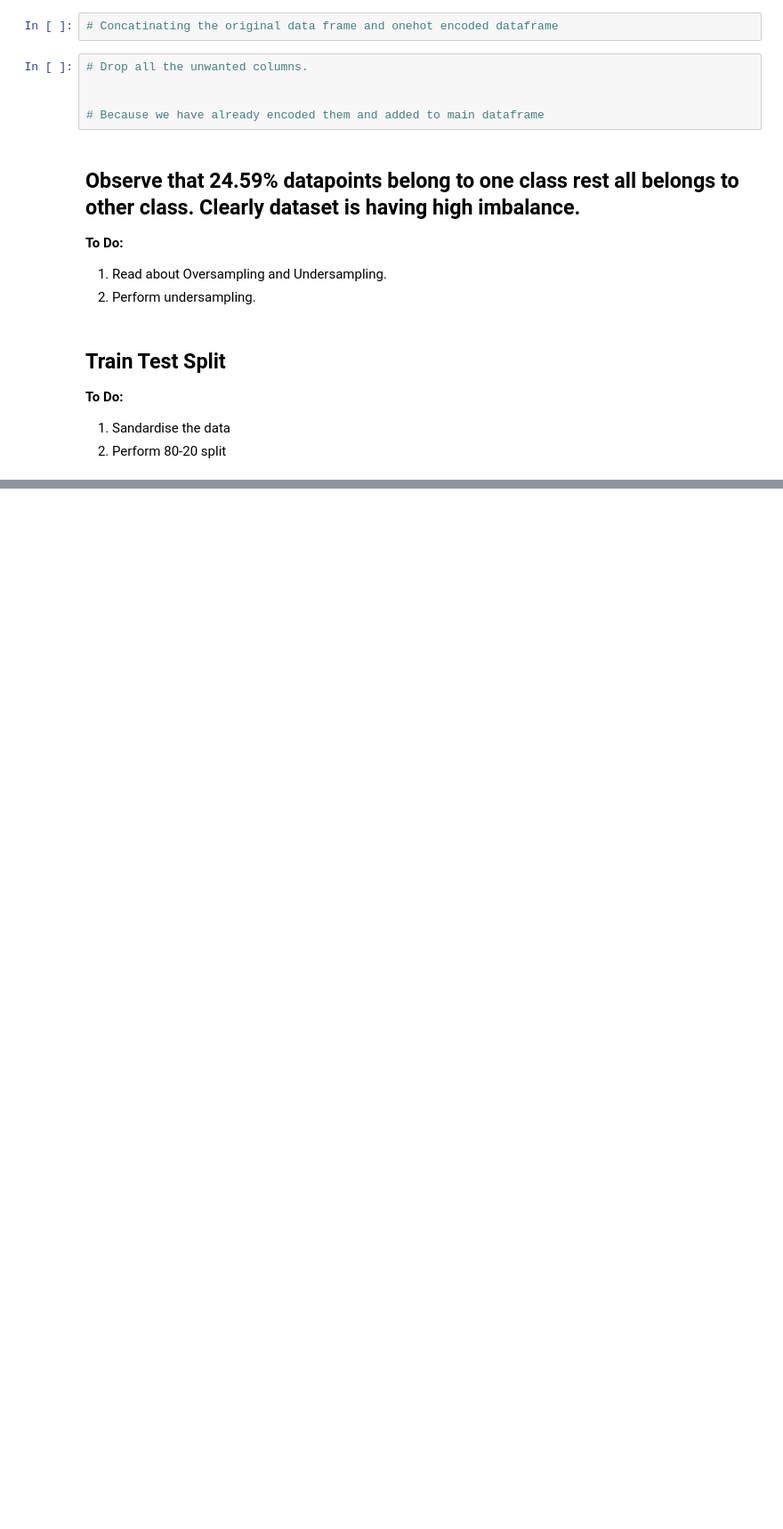
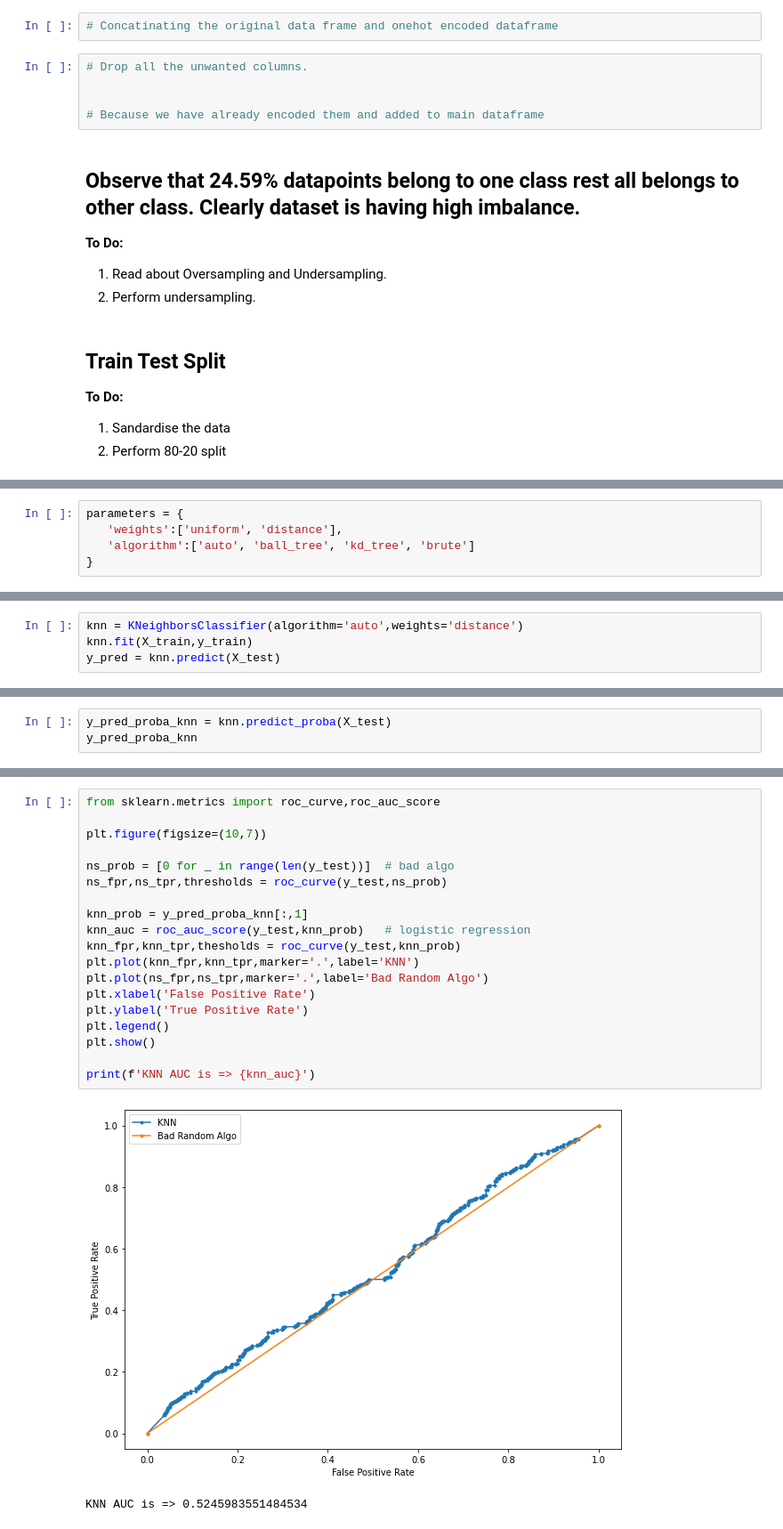
Before and after one commit to manujjoshi/Assignments, a Jupyter notebook: End to end project/task_4.ipynb, the cells around one changed output, grey strips where cells are left out. Shown at 89% size. Drawn from its saved outputs; the diff is of its cells as text; blank space fills up the shorter version.

```diff
--- a/End to end project/task_4.ipynb
+++ b/End to end project/task_4.ipynb
@@ -202,0 +369,5 @@ For all the algorithms mentioned above, perform below mentioned steps.
+# %%
+parameters = {
+   'weights':['uniform', 'distance'],
+   'algorithm':['auto', 'ball_tree', 'kd_tree', 'brute']
+}
@@ -202,0 +390,4 @@ For all the algorithms mentioned above, perform below mentioned steps.
+# %%
+knn = KNeighborsClassifier(algorithm='auto',weights='distance')
+knn.fit(X_train,y_train)
+y_pred = knn.predict(X_test)
@@ -202,0 +408,3 @@ For all the algorithms mentioned above, perform below mentioned steps.
+# %%
+y_pred_proba_knn = knn.predict_proba(X_test)
+y_pred_proba_knn
@@ -202,0 +419,22 @@ For all the algorithms mentioned above, perform below mentioned steps.
+# %%
+from sklearn.metrics import roc_curve,roc_auc_score
+
+plt.figure(figsize=(10,7))
+
+ns_prob = [0 for _ in range(len(y_test))]  # bad algo
+ns_fpr,ns_tpr,thresholds = roc_curve(y_test,ns_prob)
+
+knn_prob = y_pred_proba_knn[:,1]
+knn_auc = roc_auc_score(y_test,knn_prob)   # logistic regression
+knn_fpr,knn_tpr,thesholds = roc_curve(y_test,knn_prob)
+plt.plot(knn_fpr,knn_tpr,marker='.',label='KNN')
+plt.plot(ns_fpr,ns_tpr,marker='.',label='Bad Random Algo')
+plt.xlabel('False Positive Rate')
+plt.ylabel('True Positive Rate')
+plt.legend()
+plt.show()
+
+print(f'KNN AUC is => {knn_auc}')
+# %% [output]
+[figure, added]
+KNN AUC is => 0.5245983551484534
```
Also changed, not shown: parts of 72 cells of this notebook, 6 other files.
